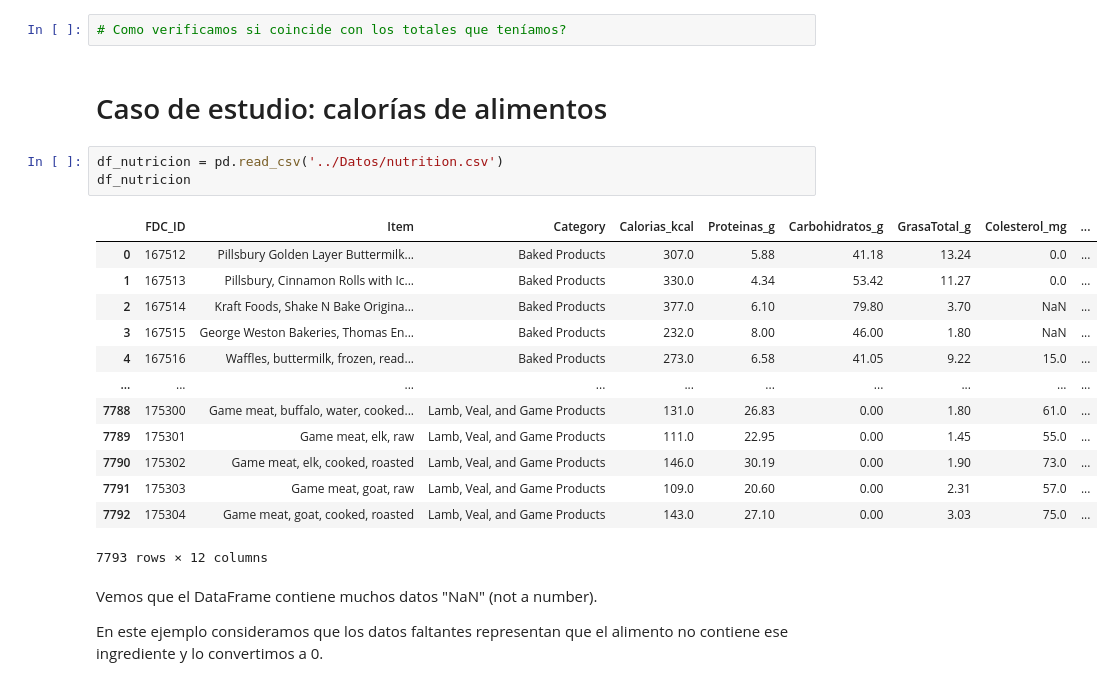
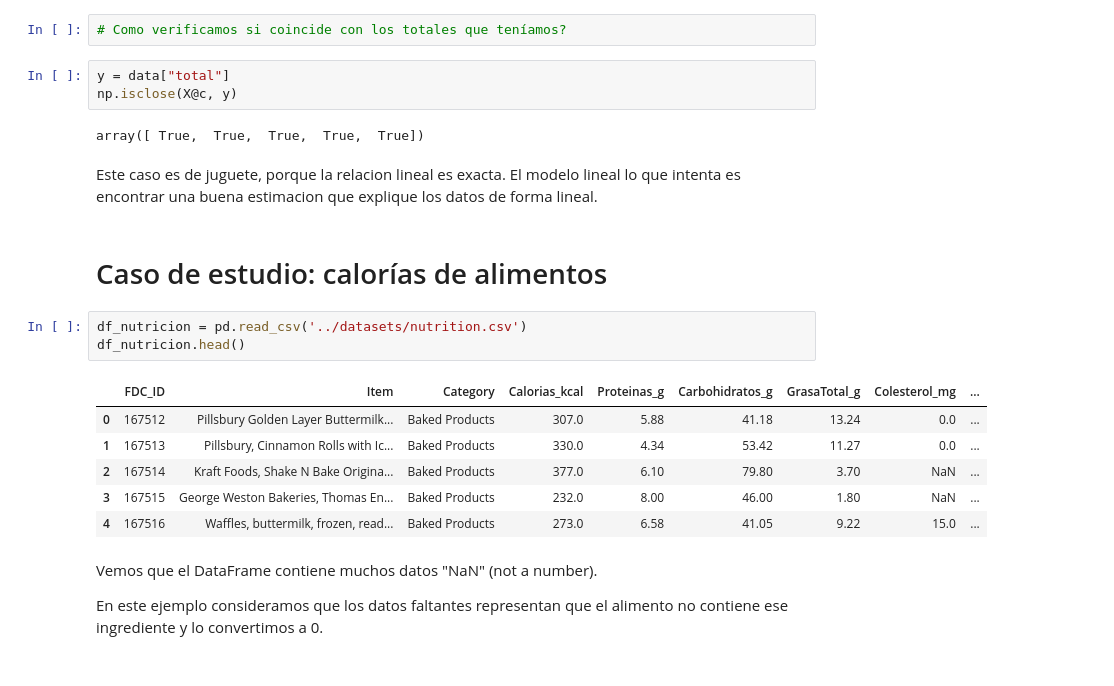
Before and after one commit to lmendezayl/uba-ldd-ic, a Jupyter notebook: notebooks/clase09-ldd-modeloLinealMultivariado.ipynb, the cells around one changed output. Saved outputs shown, nothing was run; the diff lists cells and outputs as text.

```diff
--- a/notebooks/clase09-ldd-modeloLinealMultivariado.ipynb
+++ b/notebooks/clase09-ldd-modeloLinealMultivariado.ipynb
@@ -90,25 +92,25 @@ X @ c
 dtype: float64
 # %%
 # Como verificamos si coincide con los totales que teníamos?
+# %%
+y = data["total"]
+np.isclose(X@c, y)
+# %% [output]
+array([ True,  True,  True,  True,  True])
+# %% [markdown]
+Este caso es de juguete, porque la relacion lineal es exacta. El modelo lineal lo que intenta es encontrar una buena estimacion que explique los datos de forma lineal.
 # %% [markdown]
 # Caso de estudio: calorías de alimentos
 # %%
-df_nutricion = pd.read_csv('../Datos/nutrition.csv')
-df_nutricion
+df_nutricion = pd.read_csv('../datasets/nutrition.csv')
+df_nutricion.head()
 # %% [output]
 |  | FDC_ID | Item | Category | Calorias_kcal | Proteinas_g | Carbohidratos_g | GrasaTotal_g | Colesterol_mg | ... |
 | 0 | 167512 | Pillsbury Golden Layer Buttermilk... | Baked Products | 307.0 | 5.88 | 41.18 | 13.24 | 0.0 | ... |
 | 1 | 167513 | Pillsbury, Cinnamon Rolls with Ic... | Baked Products | 330.0 | 4.34 | 53.42 | 11.27 | 0.0 | ... |
 | 2 | 167514 | Kraft Foods, Shake N Bake Origina... | Baked Products | 377.0 | 6.10 | 79.80 | 3.70 | NaN | ... |
 | 3 | 167515 | George Weston Bakeries, Thomas En... | Baked Products | 232.0 | 8.00 | 46.00 | 1.80 | NaN | ... |
 | 4 | 167516 | Waffles, buttermilk, frozen, read... | Baked Products | 273.0 | 6.58 | 41.05 | 9.22 | 15.0 | ... |
-| ... | ... | ... | ... | ... | ... | ... | ... | ... | ... |
-| 7788 | 175300 | Game meat, buffalo, water, cooked... | Lamb, Veal, and Game Products | 131.0 | 26.83 | 0.00 | 1.80 | 61.0 | ... |
-| 7789 | 175301 | Game meat, elk, raw | Lamb, Veal, and Game Products | 111.0 | 22.95 | 0.00 | 1.45 | 55.0 | ... |
-| 7790 | 175302 | Game meat, elk, cooked, roasted | Lamb, Veal, and Game Products | 146.0 | 30.19 | 0.00 | 1.90 | 73.0 | ... |
-| 7791 | 175303 | Game meat, goat, raw | Lamb, Veal, and Game Products | 109.0 | 20.60 | 0.00 | 2.31 | 57.0 | ... |
-| 7792 | 175304 | Game meat, goat, cooked, roasted | Lamb, Veal, and Game Products | 143.0 | 27.10 | 0.00 | 3.03 | 75.0 | ... |
-7793 rows × 12 columns
 # %% [markdown]
 Vemos que el DataFrame contiene muchos datos "NaN" (not a number).
 
```
Also changed, not shown: parts of 5 cells of this notebook, 7 other files.
